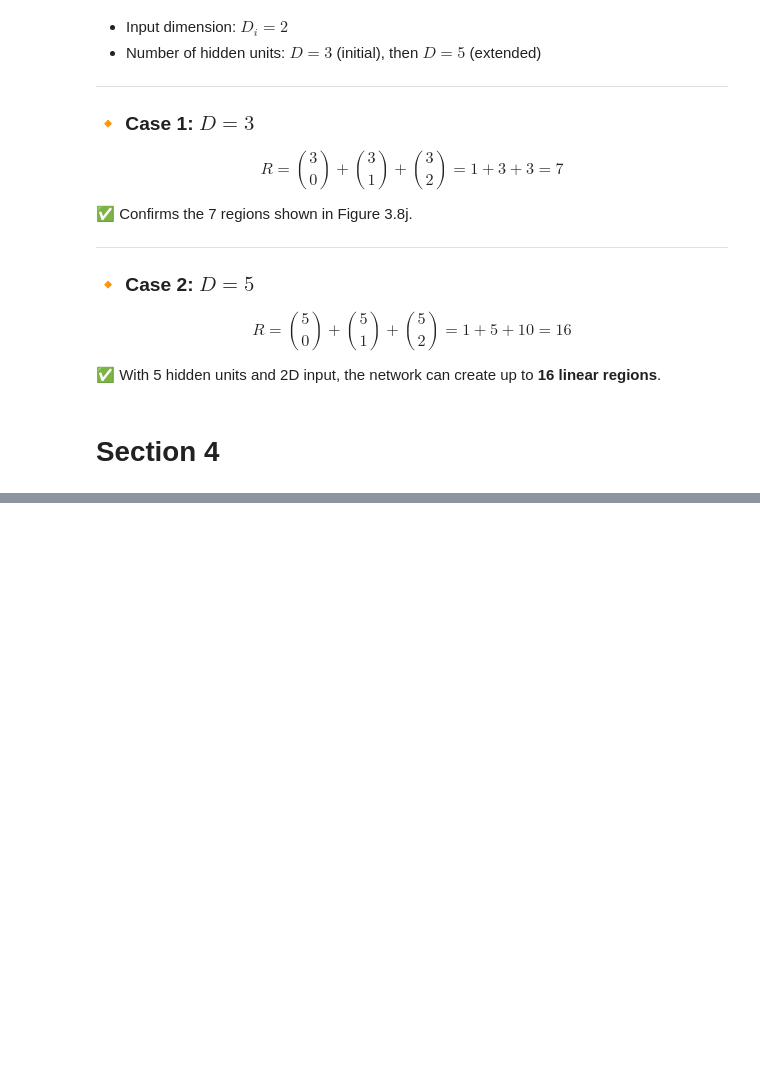
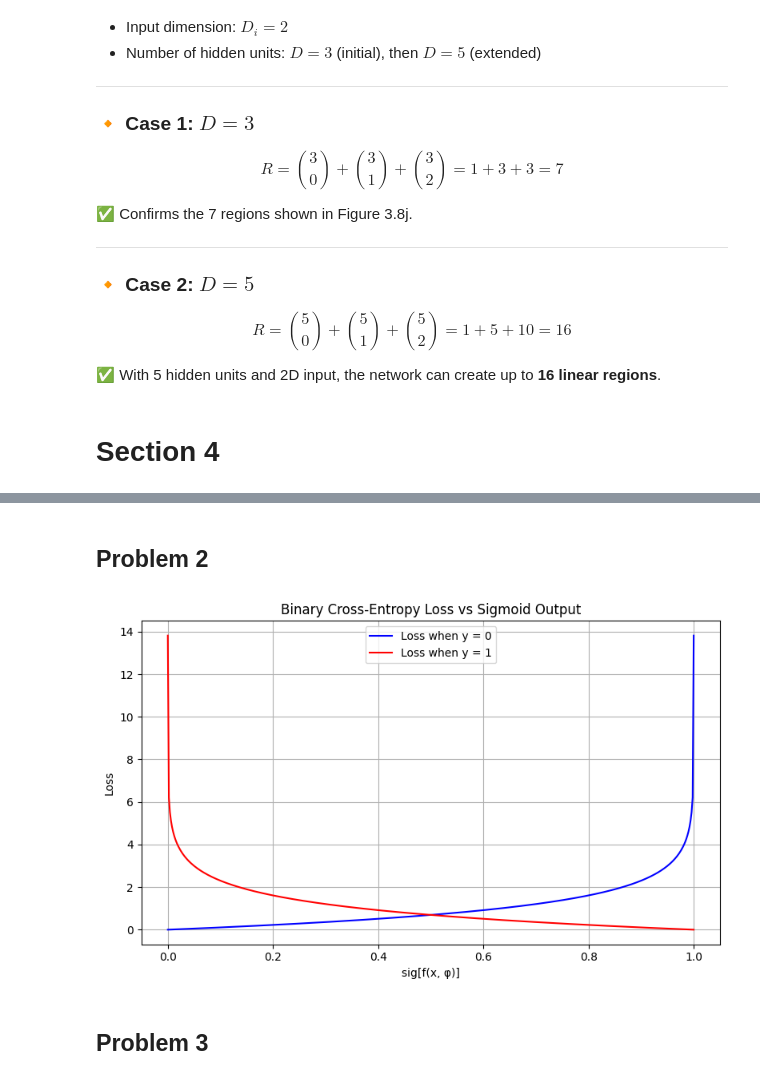
Before and after one commit to joaopereira76/udp_problems, a Jupyter notebook: Untitled.ipynb, the cells around one changed output, grey strips where cells are left out. Drawn from its saved outputs; the diff is of its cells as text; code cells hidden in the pictures; blank space fills up the shorter version.

```diff
--- a/Untitled.ipynb
+++ b/Untitled.ipynb
@@ -902,0 +1328,28 @@ $$
+# %% [markdown]
+## Problem 2
+# %%
+import numpy as np
+import matplotlib.pyplot as plt
+
+# Define the sigmoid network output values
+s = np.linspace(1e-6, 1 - 1e-6, 500)  # Avoid log(0)
+
+# Loss function for y = 0 and y = 1
+loss_y0 = -np.log(1 - s)      # when y = 0
+loss_y1 = -np.log(s)          # when y = 1
+
+# Plotting
+plt.figure(figsize=(8, 5))
+plt.plot(s, loss_y0, label="Loss when y = 0", color="blue")
+plt.plot(s, loss_y1, label="Loss when y = 1", color="red")
+plt.title("Binary Cross-Entropy Loss vs Sigmoid Output")
+plt.xlabel("sig[f(x, φ)]")
+plt.ylabel("Loss")
+plt.legend()
+plt.grid(True)
+plt.tight_layout()
+plt.show()
+# %% [output]
+[figure, added]
+# %% [markdown]
+## Problem 3
```
Also changed, not shown: parts of 44 cells of this notebook.
